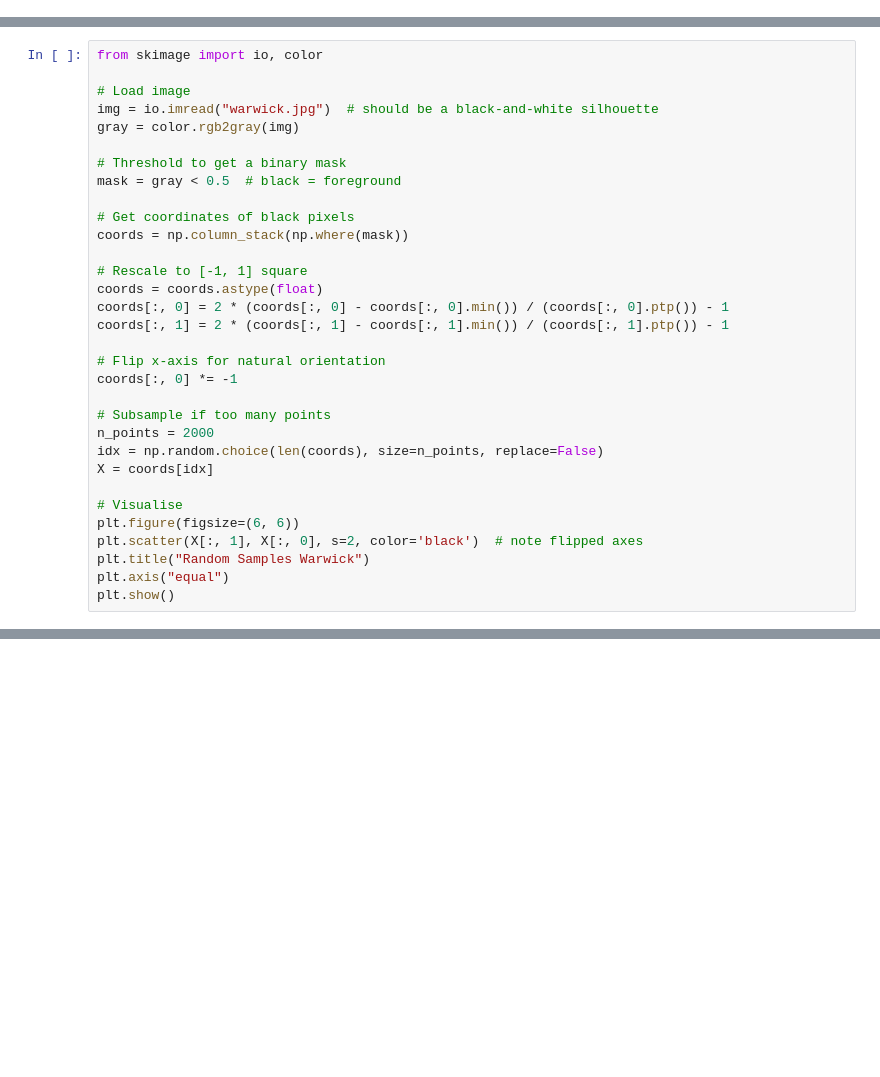
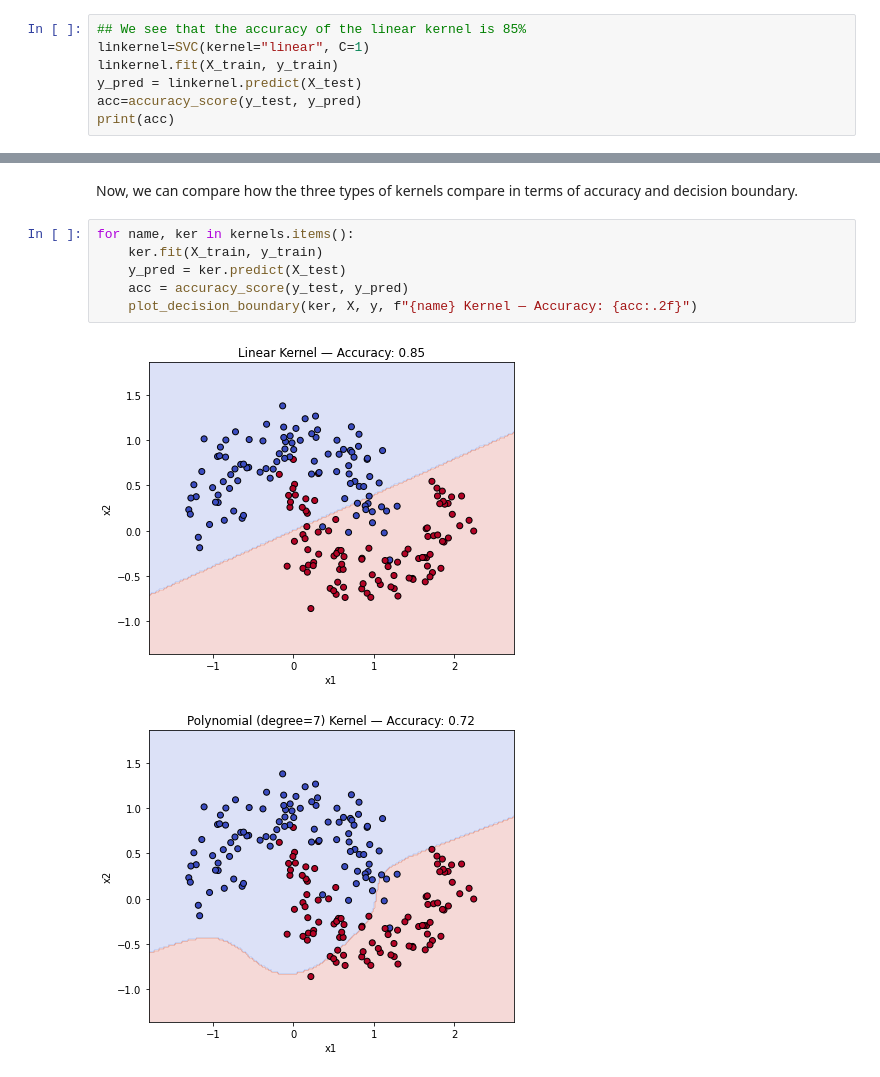
Before and after one commit to marctruter/machinelearning, a Jupyter notebook: talk7/exercises_talk7.ipynb, the cells around one changed output, grey strips where cells are left out. Cells and saved outputs as stored; diff of their text form; blank space fills up the shorter version.

```diff
--- a/talk7/exercises_talk7.ipynb
+++ b/talk7/exercises_talk7.ipynb
@@ -5,0 +37,7 @@ The techniques used to divide a set of observations in the decision space using
+# %%
+## We see that the accuracy of the linear kernel is 85%
+linkernel=SVC(kernel="linear", C=1)
+linkernel.fit(X_train, y_train)
+y_pred = linkernel.predict(X_test)
+acc=accuracy_score(y_test, y_pred)
+print(acc)
@@ -54,32 +66,0 @@ for name, clf in kernels.items():
-# %%
-from skimage import io, color
-
-# Load image
-img = io.imread("warwick.jpg")  # should be a black-and-white silhouette
-gray = color.rgb2gray(img)
-
-# Threshold to get a binary mask
-mask = gray < 0.5  # black = foreground
-
-# Get coordinates of black pixels
-coords = np.column_stack(np.where(mask))
-
-# Rescale to [-1, 1] square
-coords = coords.astype(float)
-coords[:, 0] = 2 * (coords[:, 0] - coords[:, 0].min()) / (coords[:, 0].ptp()) - 1
-coords[:, 1] = 2 * (coords[:, 1] - coords[:, 1].min()) / (coords[:, 1].ptp()) - 1
-
-# Flip x-axis for natural orientation
-coords[:, 0] *= -1
-
-# Subsample if too many points
-n_points = 2000
-idx = np.random.choice(len(coords), size=n_points, replace=False)
-X = coords[idx]
-
-# Visualise
-plt.figure(figsize=(6, 6))
-plt.scatter(X[:, 1], X[:, 0], s=2, color='black')  # note flipped axes
-plt.title("Random Samples Warwick")
-plt.axis("equal")
-plt.show()
@@ -89,0 +67,11 @@ ValueError: 'c' argument has 200 elements, which is inconsistent with 'x' and 'y
+# %% [markdown]
+Now, we can compare how the three types of kernels compare in terms of accuracy and decision boundary.
+# %%
+for name, ker in kernels.items():
+    ker.fit(X_train, y_train)
+    y_pred = ker.predict(X_test)
+    acc = accuracy_score(y_test, y_pred)
+    plot_decision_boundary(ker, X, y, f"{name} Kernel — Accuracy: {acc:.2f}")
+# %% [output]
+[figure, added]
+[figure, added]
```
Also changed, not shown: parts of 31 cells of this notebook, 4 other files.
